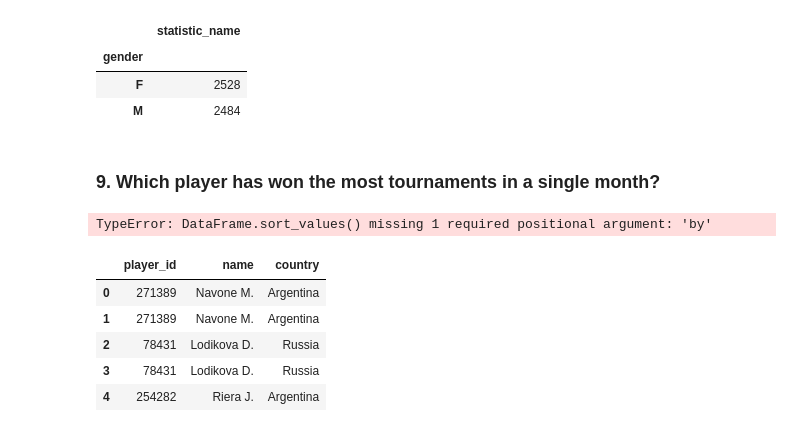
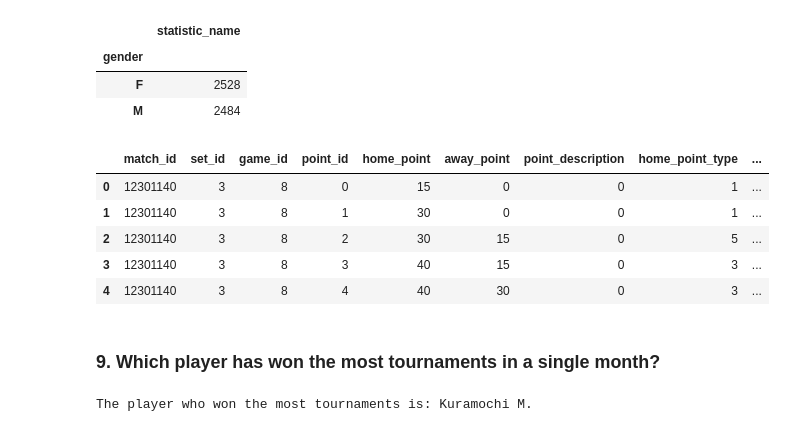
Before and after one commit to Mahlagha1994/Tennis-Games, a Jupyter notebook: notebooks/2-DATA ANALYZING.ipynb, the cells around one changed output. Drawn from its saved outputs; the diff is of its cells as text; code cells hidden in the pictures.

```diff
--- a/notebooks/2-DATA ANALYZING.ipynb
+++ b/notebooks/2-DATA ANALYZING.ipynb
@@ -231,6 +211,15 @@ double_faults
 | gender |  |
 | F | 2528 |
 | M | 2484 |
+# %%
+GameInfo.head()
+# %% [output]
+|  | match_id | set_id | game_id | point_id | home_point | away_point | point_description | home_point_type | ... |
+| 0 | 12301140 | 3 | 8 | 0 | 15 | 0 | 0 | 1 | ... |
+| 1 | 12301140 | 3 | 8 | 1 | 30 | 0 | 0 | 1 | ... |
+| 2 | 12301140 | 3 | 8 | 2 | 30 | 15 | 0 | 5 | ... |
+| 3 | 12301140 | 3 | 8 | 3 | 40 | 15 | 0 | 3 | ... |
+| 4 | 12301140 | 3 | 8 | 4 | 40 | 30 | 0 | 3 | ... |
 # %% [markdown]
 ### 9.  Which player has won the most tournaments in a single month?
 # %%
@@ -239,27 +228,17 @@ merged_away = pd.merge(MatchEventInfo, MatchAwayTeamInfo, on='match_id', suffixe
 
 home_wins = merged_home[merged_home['winner_code'] == 1][['match_id','player_id', 'name']].copy()
 away_wins = merged_away[merged_away['winner_code'] == 2][['match_id','player_id', 'name']].copy()
+
 all_wins = pd.concat([home_wins, away_wins])
-tournament_wins = pd.merge (all_wins, MatchTournamentInfo, on='match_id', suffixes=['_t'])
-tournament_wins_cleaned = tournament_wins.drop_duplicates()
-tournament_wins_cleaned
-win_tournament = tournament_wins_cleaned[['match_id','player_id', 'name', 'tournament_id']]
-win_tournament.groupby(['tournament_id', 'player_id']).count().sort_values(ascending=False)
+tournament_wins = pd.merge (all_wins, MatchTournamentInfo, on='match_id', suffixes=['_tournament'])
+
+tournament_count = tournament_wins['tournament_id'].value_counts().reset_index
+tournament_count = ['player_id','wins']
+
+player_tournament_info = tournament_wins[['player_id', 'name', 'tournament_id']].drop_duplicates()
+player_tournament_count = player_tournament_info.groupby('player_id').agg(tournament_sum = ('tournament_id','count')).sort_values('tournament_sum', ascending=False)
+top_player_id = player_tournament_count.idxmax().values[0]
+top_player_name = player_tournament_info[player_tournament_info['player_id'] == int(top_player_id)]['name'].unique()[0]
+print('The player who won the most tournaments is:', top_player_name)
 # %% [output]
-TypeError: DataFrame.sort_values() missing 1 required positional argument: 'by'
+The player who won the most tournaments is: Kuramochi M.
-# %%
-win_counts = all_wins['player_id'].value_counts().reset_index()
-win_counts.columns = ['player_id', 'wins']
-
-player_names = all_wins[['player_id', 'name', 'country']].drop_duplicates()
-win_counts = win_counts.merge(player_names, on='player_id')
-
-win_country = win_counts.groupby(['country']).count()['wins'].sort_values(ascending=False)
-print(f'Most of wins belong to {win_country.idxmax()}')
-# %% [output]
-|  | player_id | name | country |
-| 0 | 271389 | Navone M. | Argentina |
-| 1 | 271389 | Navone M. | Argentina |
-| 2 | 78431 | Lodikova D. | Russia |
-| 3 | 78431 | Lodikova D. | Russia |
-| 4 | 254282 | Riera J. | Argentina |
```
Also changed, not shown: parts of 14 cells of this notebook.
